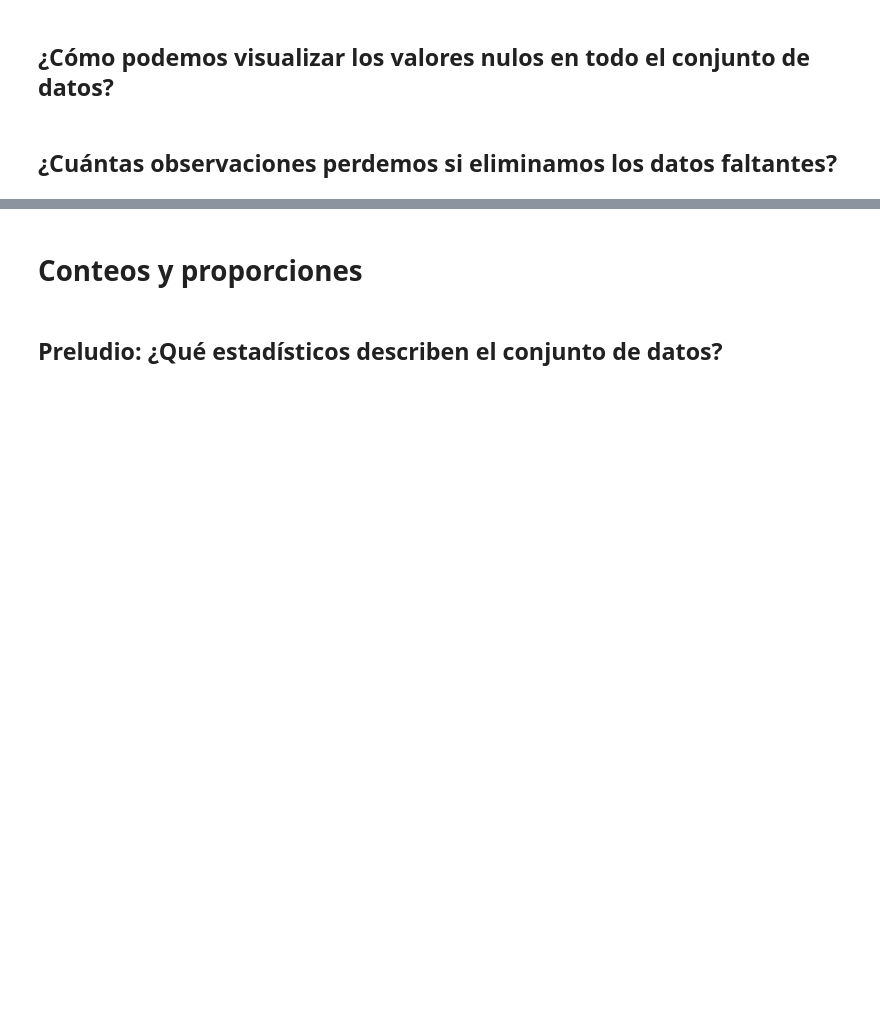
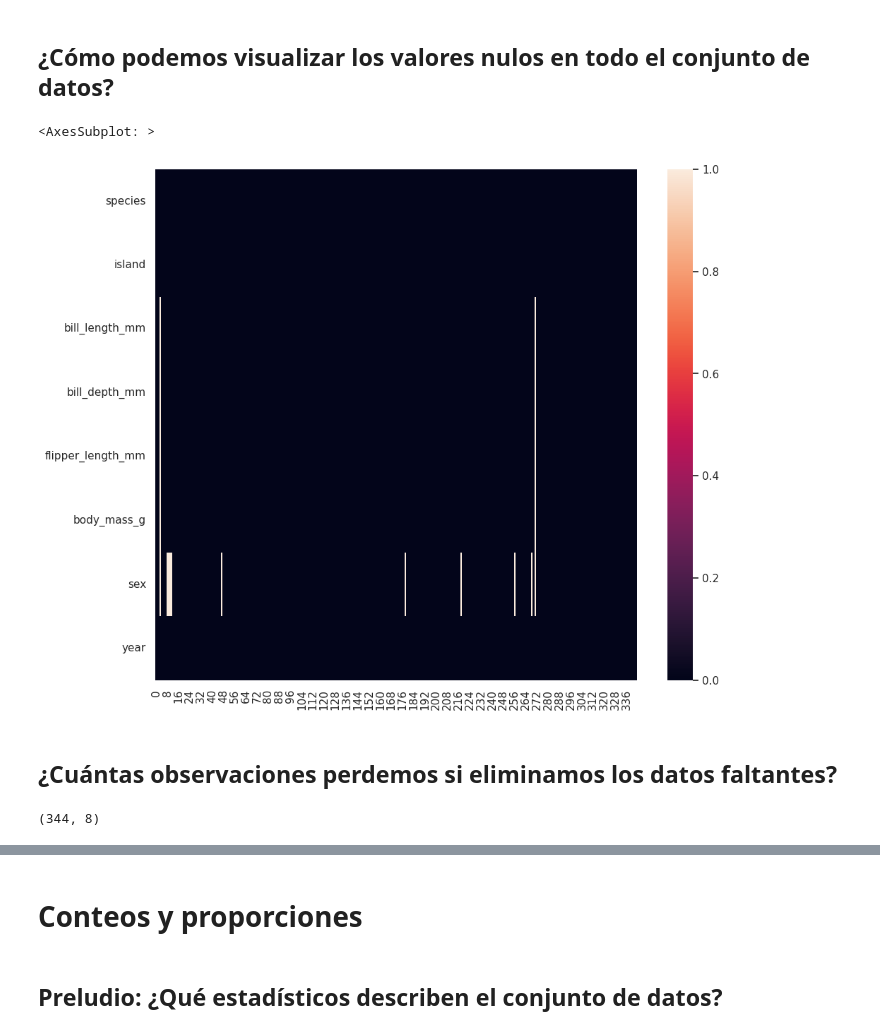
Before and after one commit to jariel17/curso-analisis-exploratorio-de-datos, a Jupyter notebook: 01-conociendo-nuestros-datos.ipynb, the cells around one changed output, grey strips where cells are left out. Saved outputs shown, nothing was run; the diff lists cells and outputs as text; code cells hidden in the pictures; blank space fills up the shorter version.

```diff
--- a/01-conociendo-nuestros-datos.ipynb
+++ b/01-conociendo-nuestros-datos.ipynb
@@ -141,4 +254,24 @@ df_processed.head()
 # %% [markdown]
 ## ¿Cómo podemos visualizar los valores nulos en todo el conjunto de datos?
+# %%
+(
+    preprocessed_penguins_df
+    .isnull()
+    .transpose()
+    .pipe(
+        lambda df: (
+            sns.heatmap(
+                data = df
+        )
+    )
+)
+)
+# %% [output]
+<AxesSubplot: >
+[figure, added]
 # %% [markdown]
 ## ¿Cuántas observaciones perdemos si eliminamos los datos faltantes?
+# %%
+preprocessed_penguins_df.shape
+# %% [output]
+(344, 8)
```
Also changed, not shown: parts of 12 cells of this notebook.
